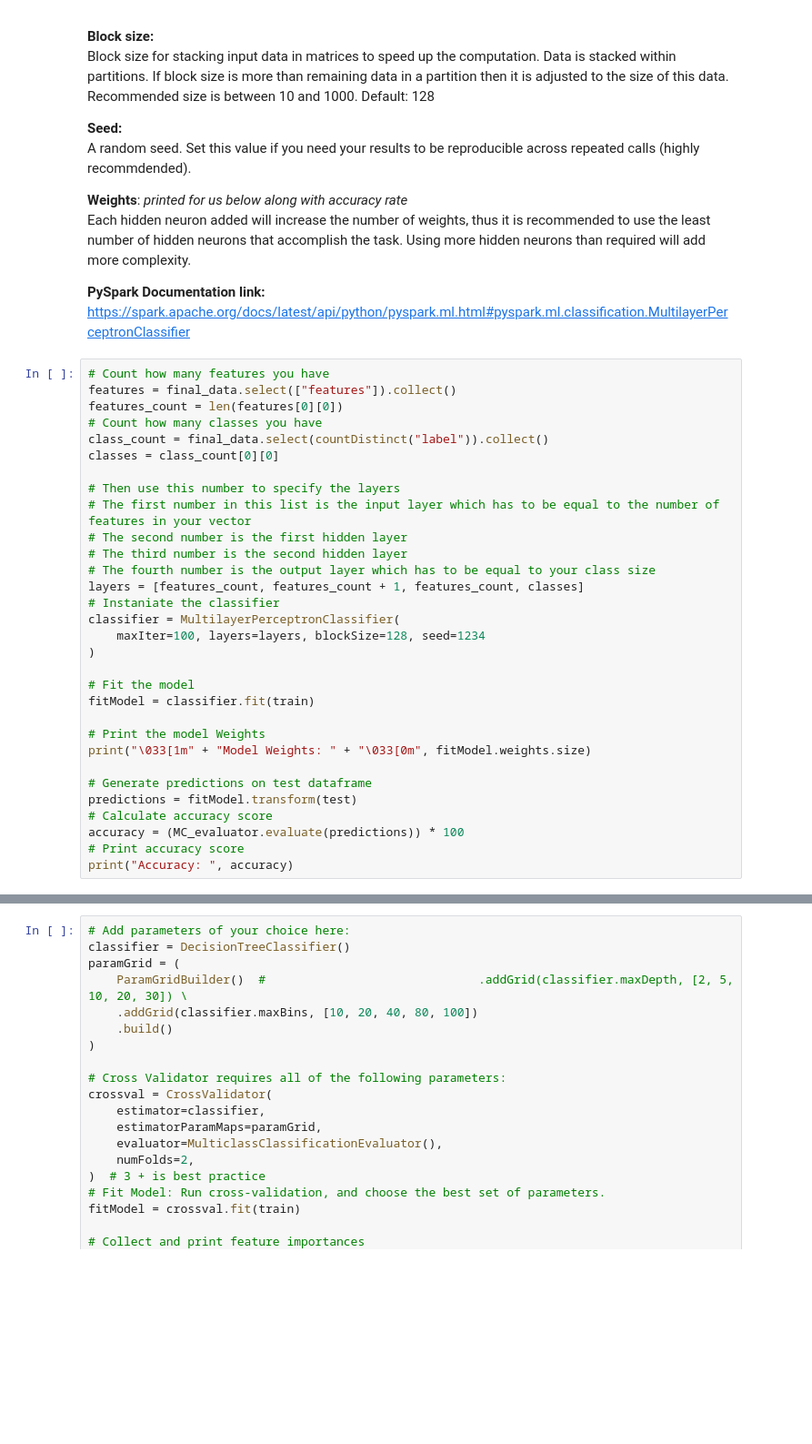
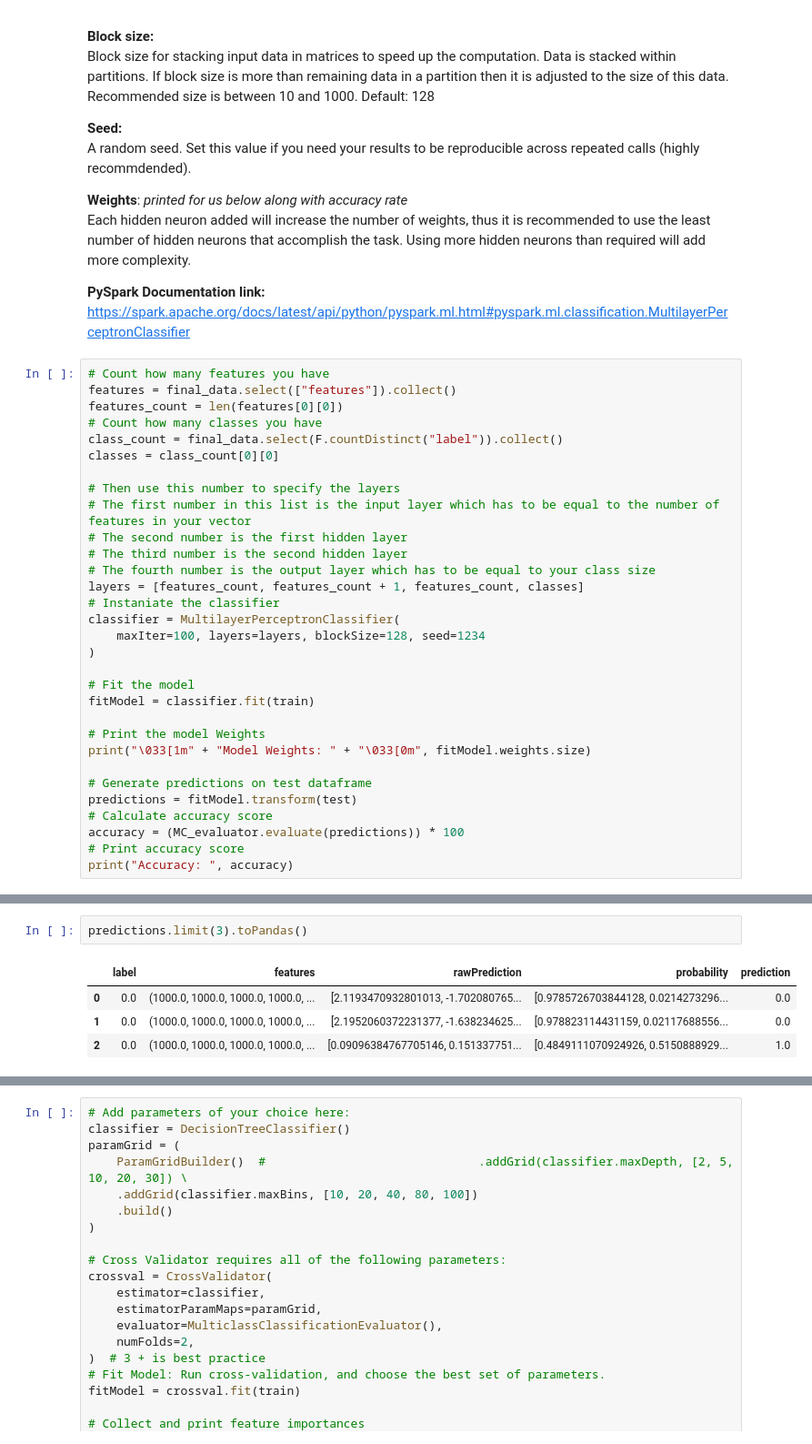
Before and after one commit to iamirmasoud/pyspark_tutorials, a Jupyter notebook: 4_Classification_in_PySparks_MLlib/1_Classification_in_PySparks_MLlib/Classification_in_PySparks_MLlib_without_functions.ipynb, the cells around one changed output, grey strips where cells are left out. Shown at 91% size. Cells and saved outputs as stored; diff of their text form; blank space fills up the shorter version.

```diff
--- a/4_Classification_in_PySparks_MLlib/1_Classification_in_PySparks_MLlib/Classification_in_PySparks_MLlib_without_functions.ipynb
+++ b/4_Classification_in_PySparks_MLlib/1_Classification_in_PySparks_MLlib/Classification_in_PySparks_MLlib_without_functions.ipynb
@@ -675,7 +676,7 @@ https://spark.apache.org/docs/latest/api/python/pyspark.ml.html#pyspark.ml.class
 features = final_data.select(["features"]).collect()
 features_count = len(features[0][0])
 # Count how many classes you have
-class_count = final_data.select(countDistinct("label")).collect()
+class_count = final_data.select(F.countDistinct("label")).collect()
 classes = class_count[0][0]
 
 # Then use this number to specify the layers
@@ -707,3 +710,10 @@ Accuracy:  90.65420560747664
+# %%
+predictions.limit(3).toPandas()
+# %% [output]
+|  | label | features | rawPrediction | probability | prediction |
+| 0 | 0.0 | (1000.0, 1000.0, 1000.0, 1000.0, ... | [2.1193470932801013, -1.702080765... | [0.9785726703844128, 0.0214273296... | 0.0 |
+| 1 | 0.0 | (1000.0, 1000.0, 1000.0, 1000.0, ... | [2.1952060372231377, -1.638234625... | [0.978823114431159, 0.02117688556... | 0.0 |
+| 2 | 0.0 | (1000.0, 1000.0, 1000.0, 1000.0, ... | [0.09096384767705146, 0.151337751... | [0.4849111070924926, 0.5150888929... | 1.0 |
 # %% [markdown]
 ### Naive Bayes
 
```
Also changed, not shown: parts of 22 cells of this notebook, 13 other files.
